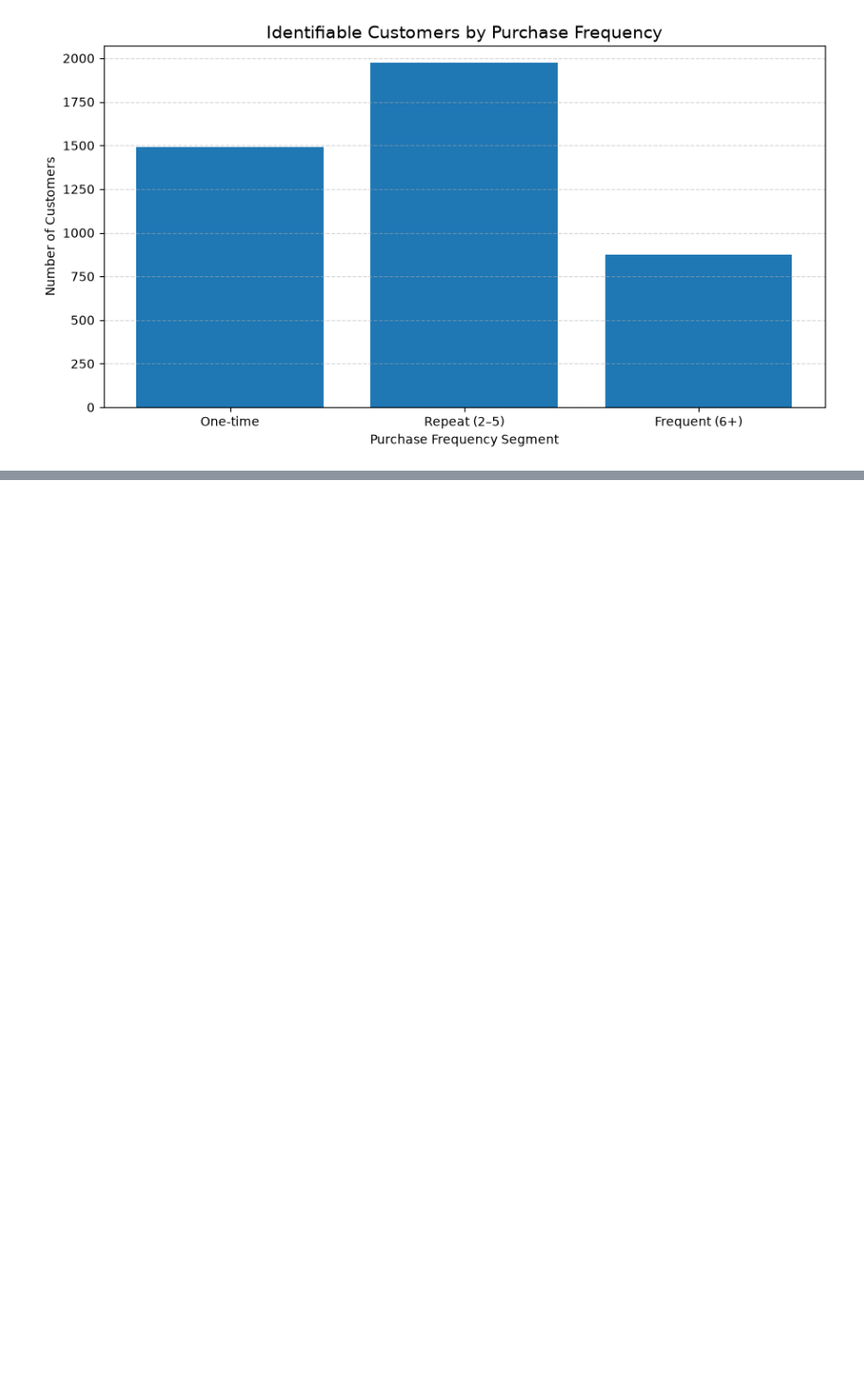
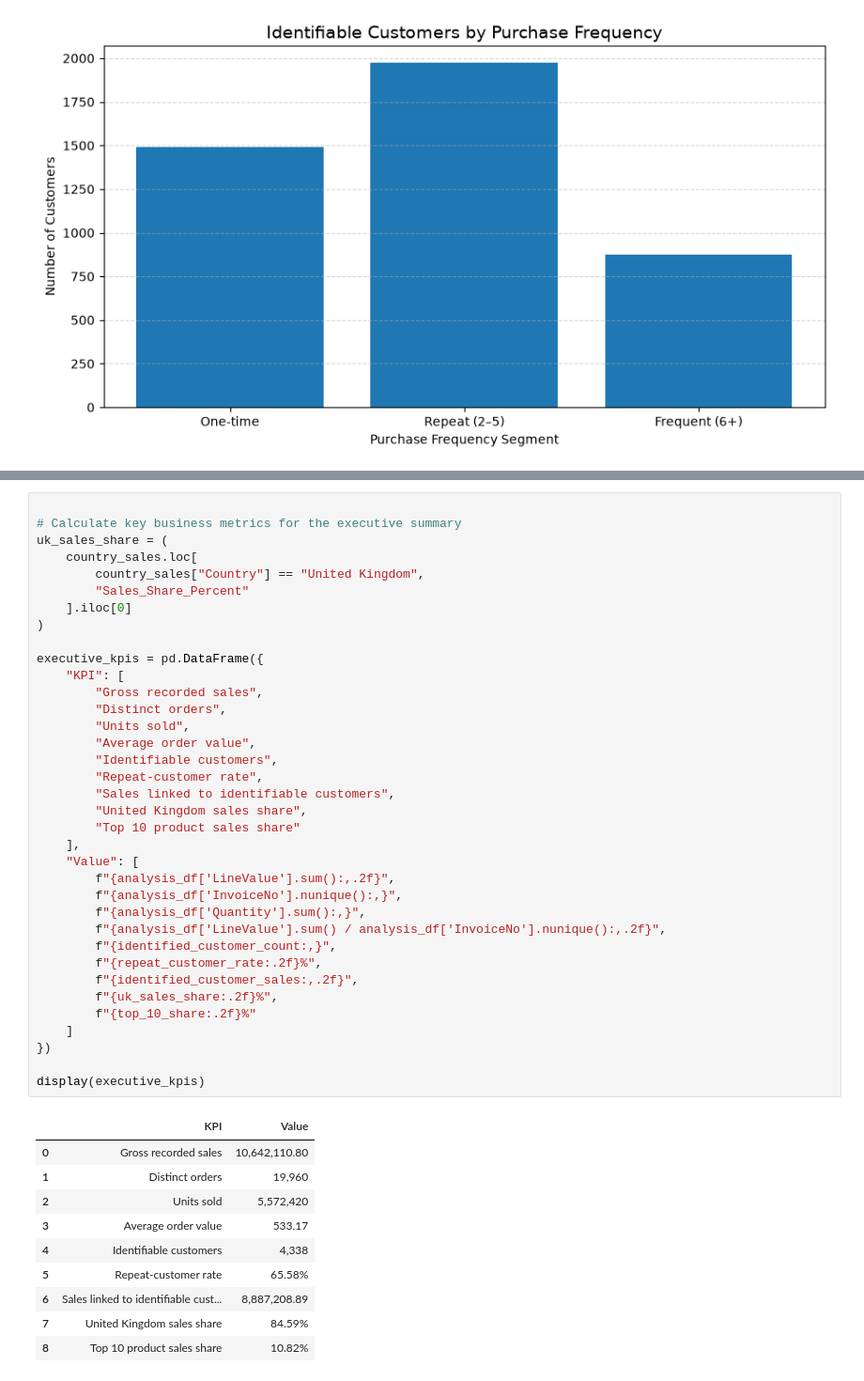
Before and after one commit to kartikeysharma2645/Analytics-Report-Insights, a Jupyter notebook: notebooks/ecommerce_sales_analysis.ipynb, the cells around one changed output, grey strips where cells are left out. Shown at 94% size. Cells and saved outputs as stored; diff of their text form; blank space fills up the shorter version.

```diff
--- a/notebooks/ecommerce_sales_analysis.ipynb
+++ b/notebooks/ecommerce_sales_analysis.ipynb
@@ -1005,0 +1075,47 @@ plt.show()
+# %%
+
+# Calculate key business metrics for the executive summary
+uk_sales_share = (
+    country_sales.loc[
+        country_sales["Country"] == "United Kingdom",
+        "Sales_Share_Percent"
+    ].iloc[0]
+)
+
+executive_kpis = pd.DataFrame({
+    "KPI": [
+        "Gross recorded sales",
+        "Distinct orders",
+        "Units sold",
+        "Average order value",
+        "Identifiable customers",
+        "Repeat-customer rate",
+        "Sales linked to identifiable customers",
+        "United Kingdom sales share",
+        "Top 10 product sales share"
+    ],
+    "Value": [
+        f"{analysis_df['LineValue'].sum():,.2f}",
+        f"{analysis_df['InvoiceNo'].nunique():,}",
+        f"{analysis_df['Quantity'].sum():,}",
+        f"{analysis_df['LineValue'].sum() / analysis_df['InvoiceNo'].nunique():,.2f}",
+        f"{identified_customer_count:,}",
+        f"{repeat_customer_rate:.2f}%",
+        f"{identified_customer_sales:,.2f}",
+        f"{uk_sales_share:.2f}%",
+        f"{top_10_share:.2f}%"
+    ]
+})
+
+display(executive_kpis)
+# %% [output]
+|  | KPI | Value |
+| 0 | Gross recorded sales | 10,642,110.80 |
+| 1 | Distinct orders | 19,960 |
+| 2 | Units sold | 5,572,420 |
+| 3 | Average order value | 533.17 |
+| 4 | Identifiable customers | 4,338 |
+| 5 | Repeat-customer rate | 65.58% |
+| 6 | Sales linked to identifiable cust... | 8,887,208.89 |
+| 7 | United Kingdom sales share | 84.59% |
+| 8 | Top 10 product sales share | 10.82% |
```
Also changed, not shown: parts of 4 cells of this notebook.
